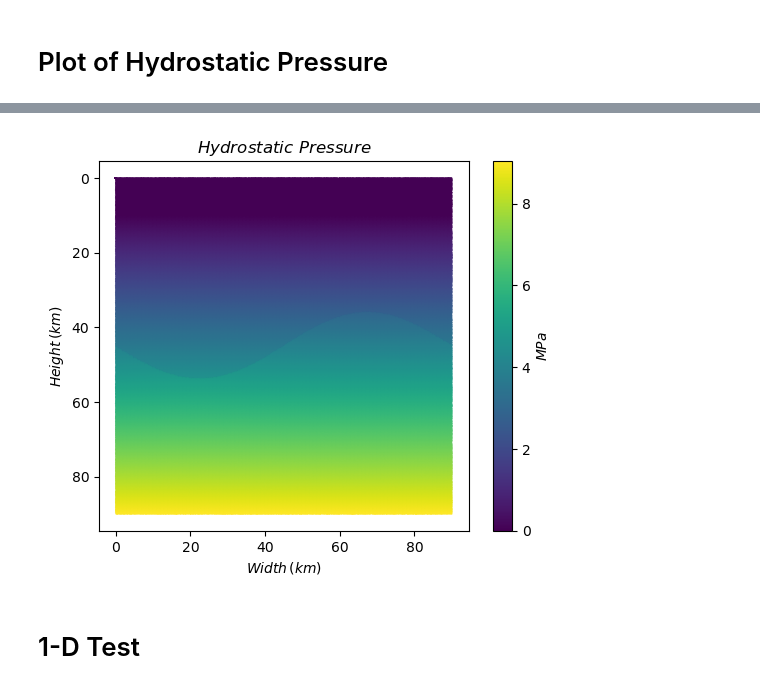
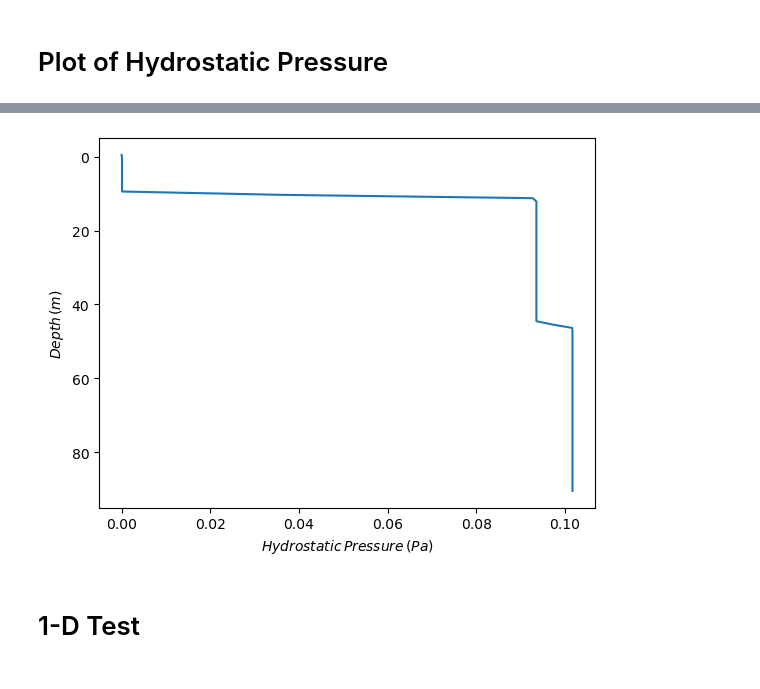
Before and after one commit to maxrudolph/gerya-julia, a Jupyter notebook: TestHydroPress.ipynb, the cells around one changed output, grey strips where cells are left out. Drawn from its saved outputs; the diff is of its cells as text; code cells hidden in the pictures.

Commit message:
Problem with function hydrostatic_pressure

```diff
--- a/TestHydroPress.ipynb
+++ b/TestHydroPress.ipynb
@@ -179,7 +179,6 @@ function initial_conditions!(markers::Markers,materials::Materials)
     Cp = markers.scalarFields["Cp"]
     Hr = markers.scalarFields["Hr"]
     kThermal = markers.scalarFields["kThermal"]
-    ph = markers.scalarFields["ph"]
     for i in 1:markers.nmark
         mx = markers.x[1,i]
         my = markers.x[2,i]
@@ -194,7 +193,6 @@ function initial_conditions!(markers::Markers,materials::Materials)
             markers.scalars[Cp,i] = materials.Cp[1]
             markers.scalars[Hr,i] = materials.Hr[1]
             markers.scalars[kThermal,i] = materials.kThermal[1]
-            markers.scalars[ph,i] = ((1000.0)*(0.113)*(my-hsurf))/(1e+6)
         elseif my > hsurf
             # icy shell
             markers.integers[material,i] = 2
@@ -204,7 +202,6 @@ function initial_conditions!(markers::Markers,materials::Materials)
             markers.scalars[Cp,i] = materials.Cp[2]
             markers.scalars[Hr,i] = materials.Hr[2]
             markers.scalars[kThermal,i] = materials.kThermal[2]
-            markers.scalars[ph,i] = ((920.0)*(0.113)*(my-hsurf))/(1e+6)
         else
             # sticky air
             markers.integers[material,i] = 3
@@ -214,7 +211,6 @@ function initial_conditions!(markers::Markers,materials::Materials)
             markers.scalars[Cp,i] = materials.Cp[3]
             markers.scalars[Hr,i] = materials.Hr[3]
             markers.scalars[kThermal,i] = materials.kThermal[3]
-            markers.scalars[ph,i] = 0.0
         end
     end
     update_marker_prop!(markers,materials)
@@ -273,4 +269,17 @@ end
 #         end
 #     end
 # end
+
+function get_hydrostatic_pressure(grid::CartesianGrid,rho_vy::Matrix{Float64},gy::Float64)
+    hydro_press = zeros(Float64,(grid.ny+1,grid.nx))
+    for j in 1:grid.nx
+        for i in 1:grid.ny+1
+            if i == 1
+                hydro_press[i,j] = 0.0
+            else
+                hydro_press[i,j] = (hydro_press[i,j]+rho_vy[i-1,j]).*(gy*(grid.yc[i]-grid.yc[i-1])
+        end
+    end
+    return hydro_press
+end
 # %% [output]
@@ -531,18 +561,14 @@ Finished Step 2 time=0.2947318450584358 kyr
 # %%
+hydrostatic_pressure = get_hydrostatic_pressure(grid,rho_vy,gy)
 figure()
-scatter(markers.x[1,:]/1000,markers.x[2,:]/1000,c=markers.scalars[markers.scalarFields["ph"],:],s=0.1)
-#plot(grid.xc/1000,air_ice_interface/1000,"m",label="air-ice interface")
-#plot(grid.xc/1000,ocean_ice_interface/1000,"r",label="ocean-ice interface")
-colorbar(label=L"MPa")
-title(L"Hydrostatic\,\,Pressure")
+plot(hydrostatic_pressure[:,1],grid.yc/1000)
 gca().invert_yaxis()
-gca().set_aspect("equal")
-gca().set_ylabel(L"Height\,(km)")
-gca().set_xlabel(L"Width\,(km)")
-#legend(loc="upper right",bbox_to_anchor=[1.8,1.0])
+#gca().set_aspect("equal")
+gca().set_ylabel(L"Depth\,(m)")
+gca().set_xlabel(L"Hydrostatic\,Pressure\,(Pa)")
 show()
 # %% [output]
-[figure, old version]
+[figure, new version]
 # %% [markdown]
 # 1-D Test
 # %%
```
Also changed, not shown: parts of 8 cells of this notebook.
